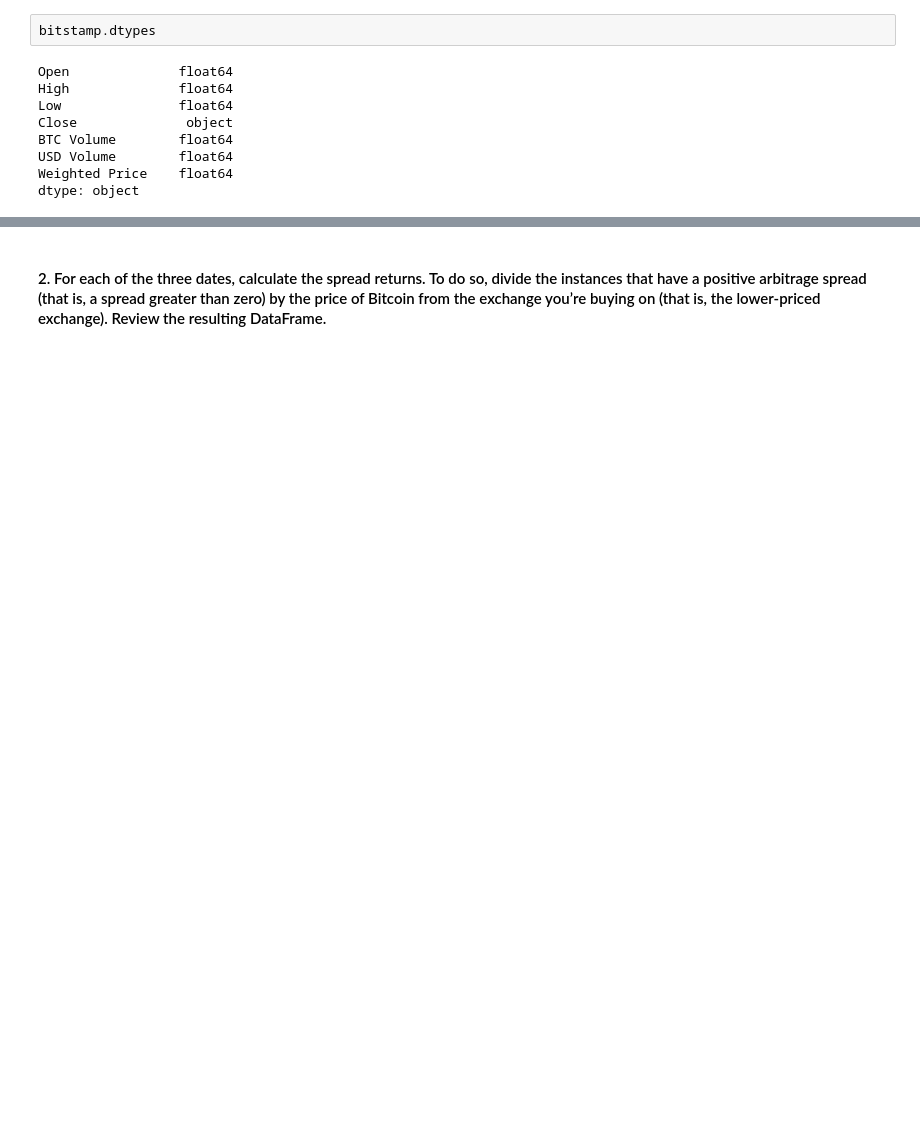
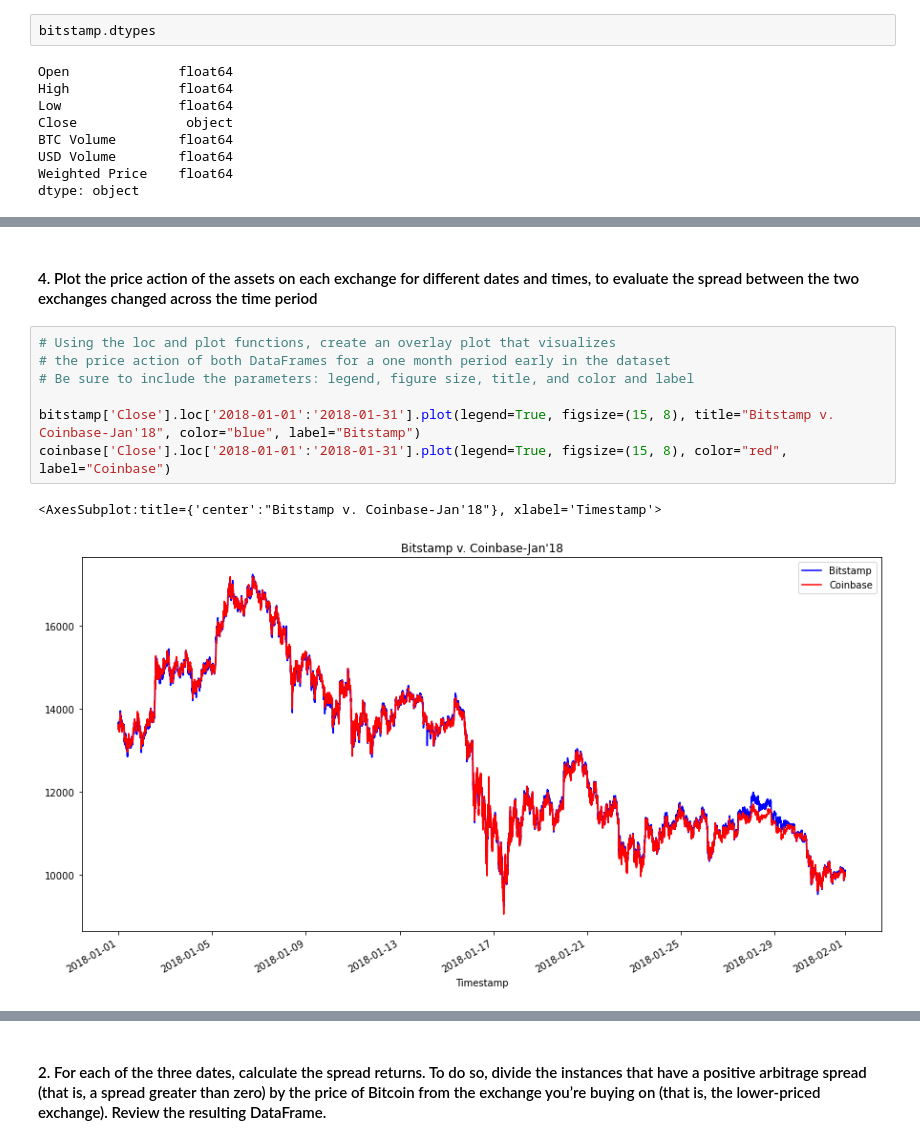
Before and after one commit to shivangiuw/Challenge3_arbitrage, a Jupyter notebook: crypto_arbitrage.ipynb, the cells around one changed output, grey strips where cells are left out. Drawn from its saved outputs; the diff is of its cells as text; blank space fills up the shorter version.

```diff
--- a/crypto_arbitrage.ipynb
+++ b/crypto_arbitrage.ipynb
@@ -349,0 +295,12 @@ arbitrage_spread_early = # YOUR CODE HERE
+# %% [markdown]
+#### 4. Plot the price action of the assets on each exchange for different dates and times, to evaluate the spread between the two exchanges changed across the time period
+# %%
+# Using the loc and plot functions, create an overlay plot that visualizes
+# the price action of both DataFrames for a one month period early in the dataset
+# Be sure to include the parameters: legend, figure size, title, and color and label
+
+bitstamp['Close'].loc['2018-01-01':'2018-01-31'].plot(legend=True, figsize=(15, 8), title="Bitstamp v. Coinbase-Jan'18", color="blue", label="Bitstamp")
+coinbase['Close'].loc['2018-01-01':'2018-01-31'].plot(legend=True, figsize=(15, 8), color="red", label="Coinbase")
+# %% [output]
+<AxesSubplot:title={'center':"Bitstamp v. Coinbase-Jan'18"}, xlabel='Timestamp'>
+[figure, added]
```
Also changed, not shown: parts of 127 cells of this notebook.
